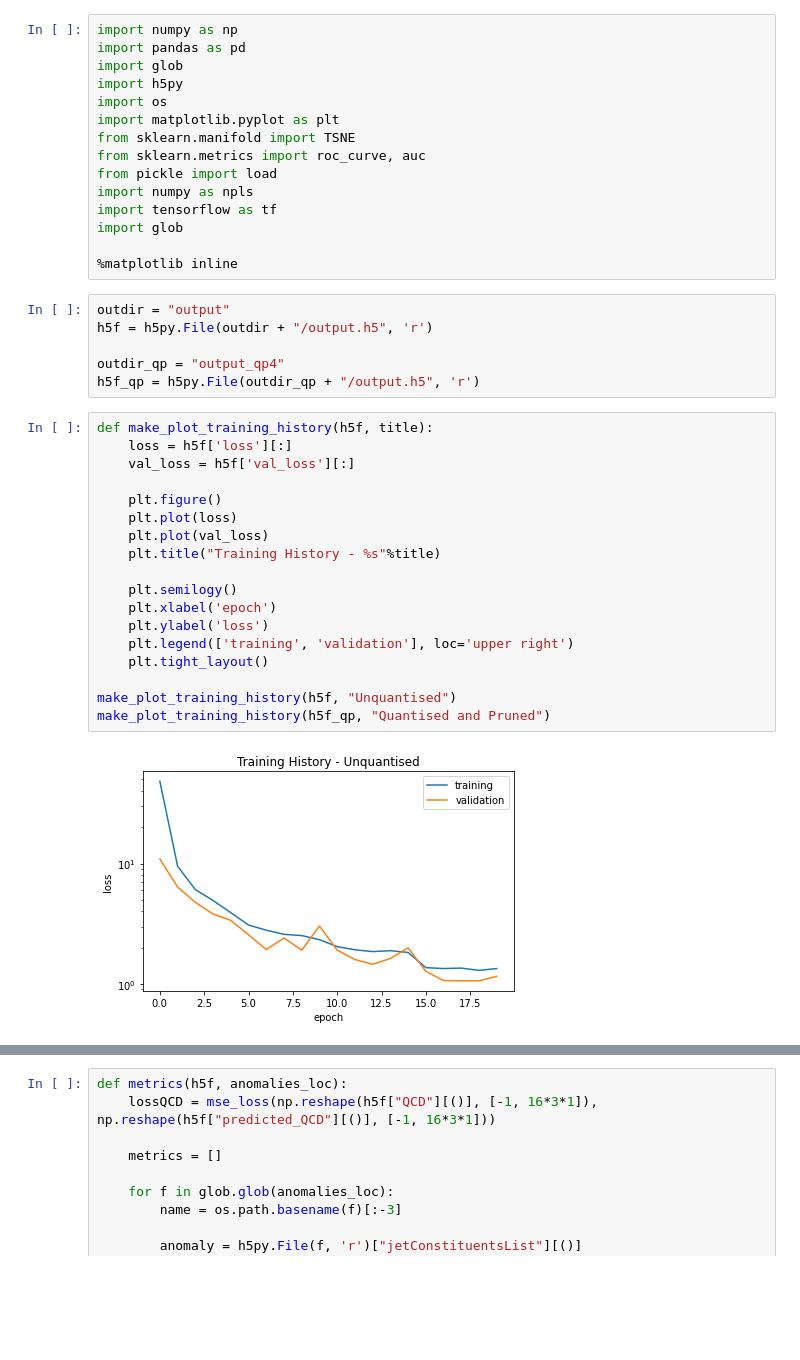
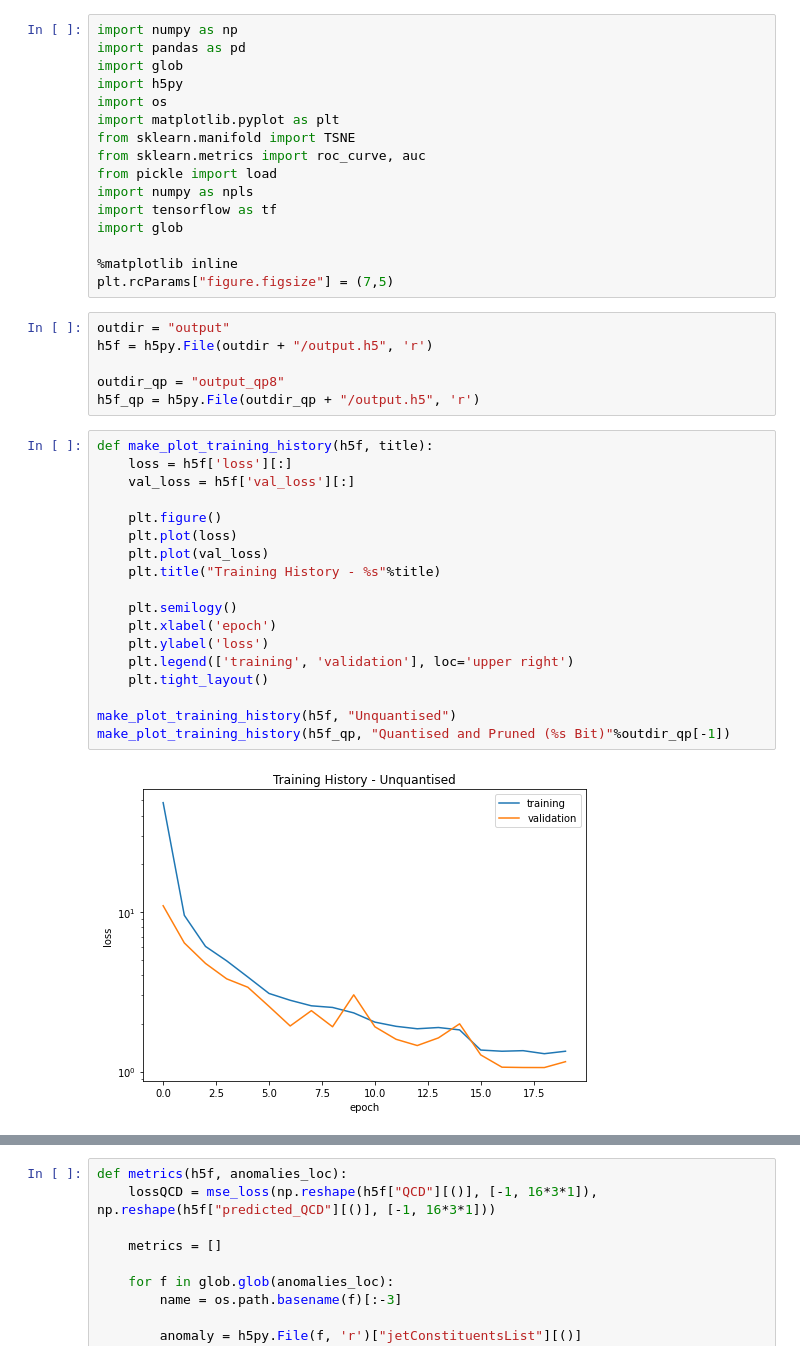
Before and after one commit to muHashh/CERN-Anomaly-Detection, a Jupyter notebook: src/plot_results.ipynb, the cells around one changed output, grey strips where cells are left out. Cells and saved outputs as stored; diff of their text form; blank space fills up the shorter version.

Commit message:
plot models and alter existing plots

```diff
--- a/src/plot_results.ipynb
+++ b/src/plot_results.ipynb
@@ -13,29 +13,30 @@ import tensorflow as tf
 import glob
 
 %matplotlib inline
+plt.rcParams["figure.figsize"] = (7,5)
 # %%
 outdir = "output"
 h5f = h5py.File(outdir + "/output.h5", 'r')
 
-outdir_qp = "output_qp4"
+outdir_qp = "output_qp8"
 h5f_qp = h5py.File(outdir_qp + "/output.h5", 'r')
 # %%
 def make_plot_training_history(h5f, title):
     loss = h5f['loss'][:]
     val_loss = h5f['val_loss'][:]
 
     plt.figure()
     plt.plot(loss)
     plt.plot(val_loss)
     plt.title("Training History - %s"%title)
 
     plt.semilogy()
     plt.xlabel('epoch')
     plt.ylabel('loss')
     plt.legend(['training', 'validation'], loc='upper right')
     plt.tight_layout()
 
 make_plot_training_history(h5f, "Unquantised")
-make_plot_training_history(h5f_qp, "Quantised and Pruned")
+make_plot_training_history(h5f_qp, "Quantised and Pruned (%s Bit)"%outdir_qp[-1])
 # %% [output]
-[figure, old version]
+[figure, new version]
```
Also changed, not shown: parts of 4 cells of this notebook, 7 other files.
